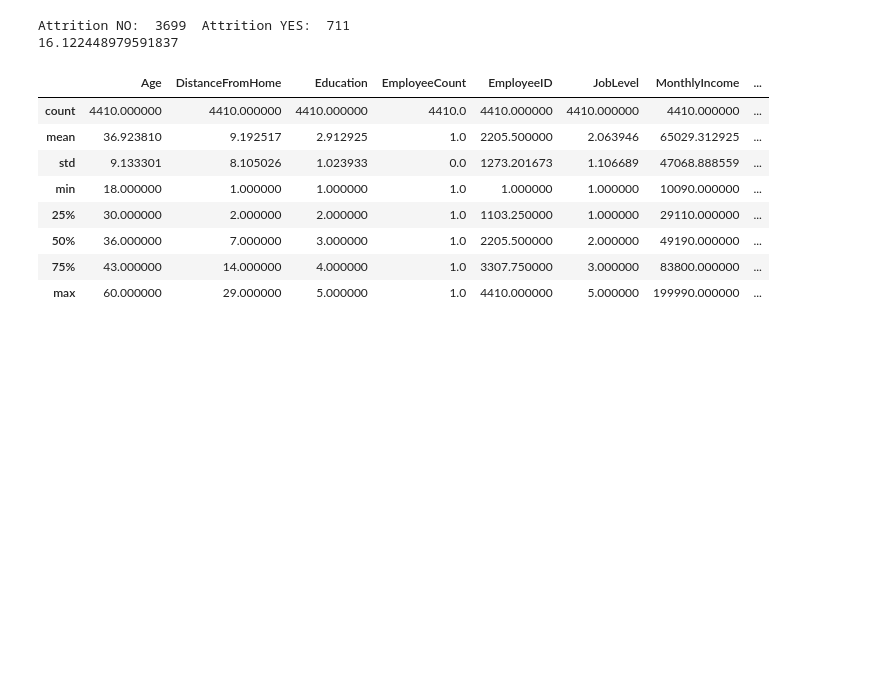
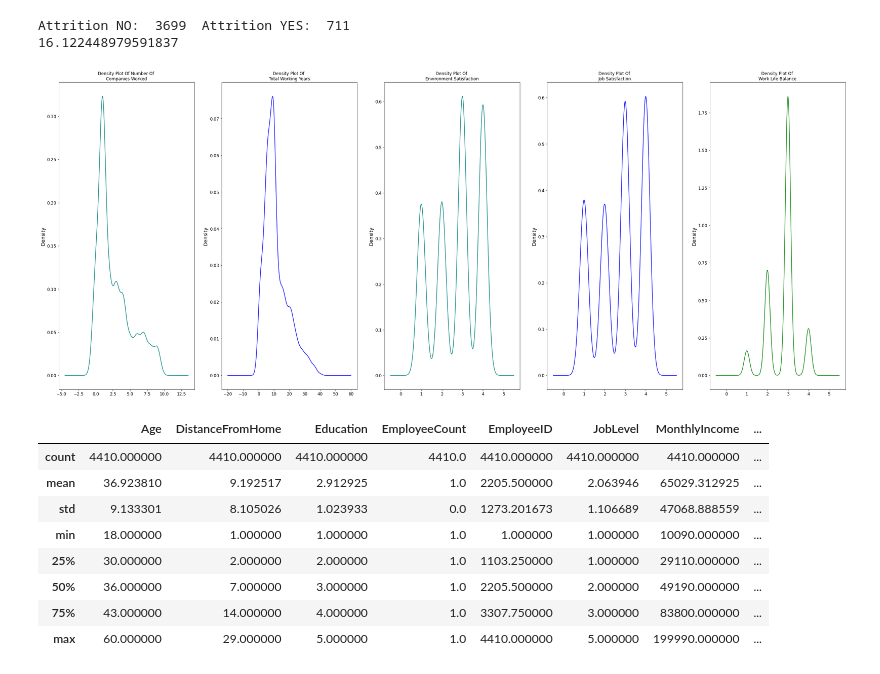
Before and after one commit to KindPixel/Projet-IA, a Jupyter notebook: ProjetIA - RegLog.ipynb, the cells around one changed output. Cells and saved outputs as stored; diff of their text form; code cells hidden in the pictures; blank space fills up the shorter version.

```diff
--- a/ProjetIA - RegLog.ipynb
+++ b/ProjetIA - RegLog.ipynb
@@ -148,3 +146,29 @@ attrition = result["Attrition"]
+# %%
+plt.figure(figsize=(40,16))
+
+plt.subplot(1,5,1)
+dataset['NumCompaniesWorked'].plot(kind='density', color='teal')
+plt.title('Density Plot Of Number Of \nCompanies Worked')
+
+plt.subplot(1,5,2)
+dataset['TotalWorkingYears'].plot(kind='density', color='blue')
+plt.title('Density Plot Of \nTotal Working Years')
+
+plt.subplot(1,5,3)
+dataset['EnvironmentSatisfaction'].plot(kind='density', color='teal')
+plt.title('Density Plot Of \nEnvironment Satisfaction')
+
+plt.subplot(1,5,4)
+dataset['JobSatisfaction'].plot(kind='density', color='blue')
+plt.title('Density Plot Of \nJob Satisfaction')
+
+plt.subplot(1,5,5)
+dataset['WorkLifeBalance'].plot(kind='density', color='green')
+plt.title('Density Plot Of \nWork Life Balance')
+
+plt.show()
+# %% [output]
+[figure, added]
 # %%
 dataset.describe()
 # %% [output]
```
Also changed, not shown: parts of 19 cells of this notebook.
